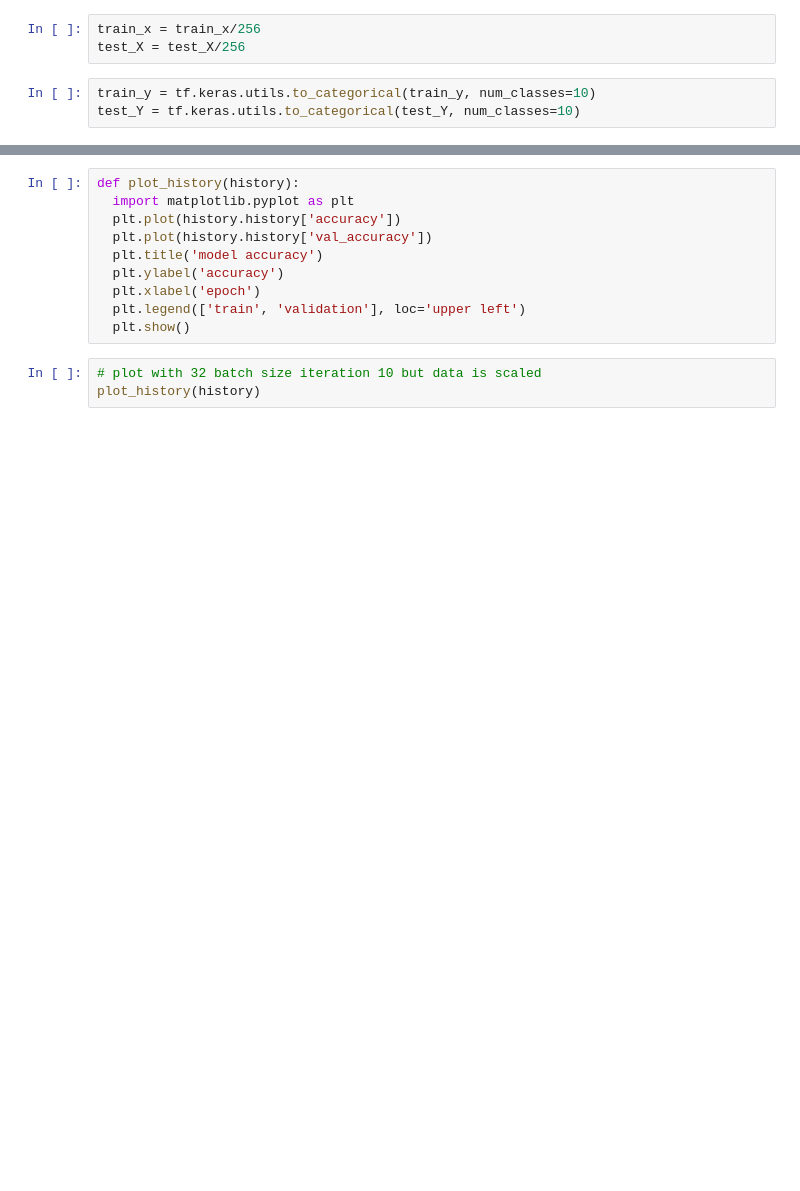
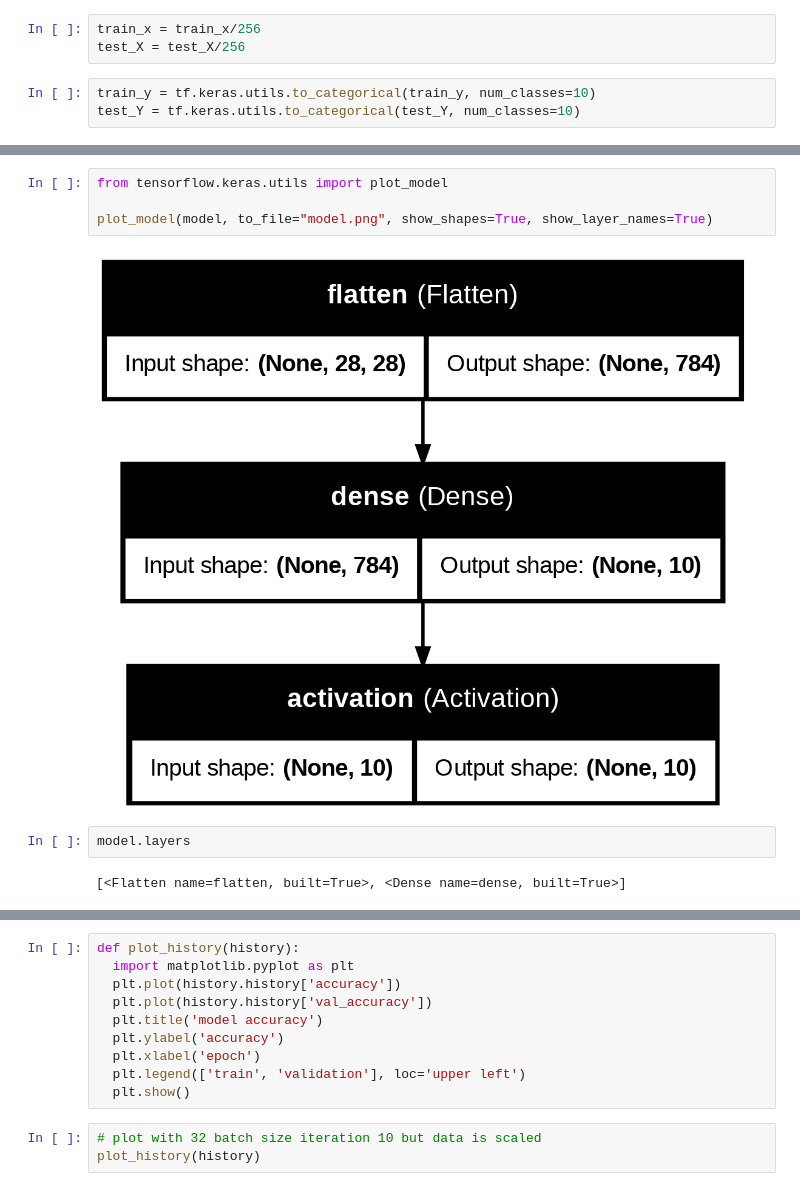
Before and after one commit to subh007/ml-ground, a Jupyter notebook: keras_example.ipynb, the cells around one changed output, grey strips where cells are left out. Cells and saved outputs as stored; diff of their text form; blank space fills up the shorter version.

```diff
--- a/keras_example.ipynb
+++ b/keras_example.ipynb
@@ -71,3 +89,13 @@ model.compile(optimizer='sgd', loss='categorical_crossentropy', metrics=['accura
+# %%
+from tensorflow.keras.utils import plot_model
+
+plot_model(model, to_file="model.png", show_shapes=True, show_layer_names=True)
+# %% [output]
+[figure, added]
+# %%
+model.layers
+# %% [output]
+[<Flatten name=flatten, built=True>, <Dense name=dense, built=True>]
 # %%
 history = model.fit(train_x, train_y, epochs=10, validation_data=(test_X, test_Y), batch_size=32)
 # %% [output]
```
Also changed, not shown: parts of 4 cells of this notebook.
